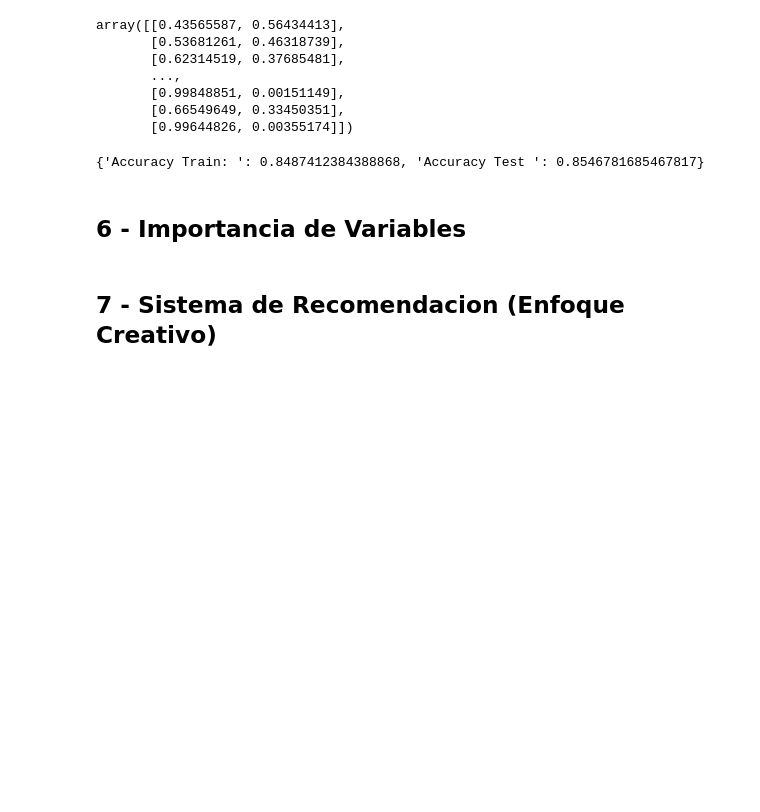
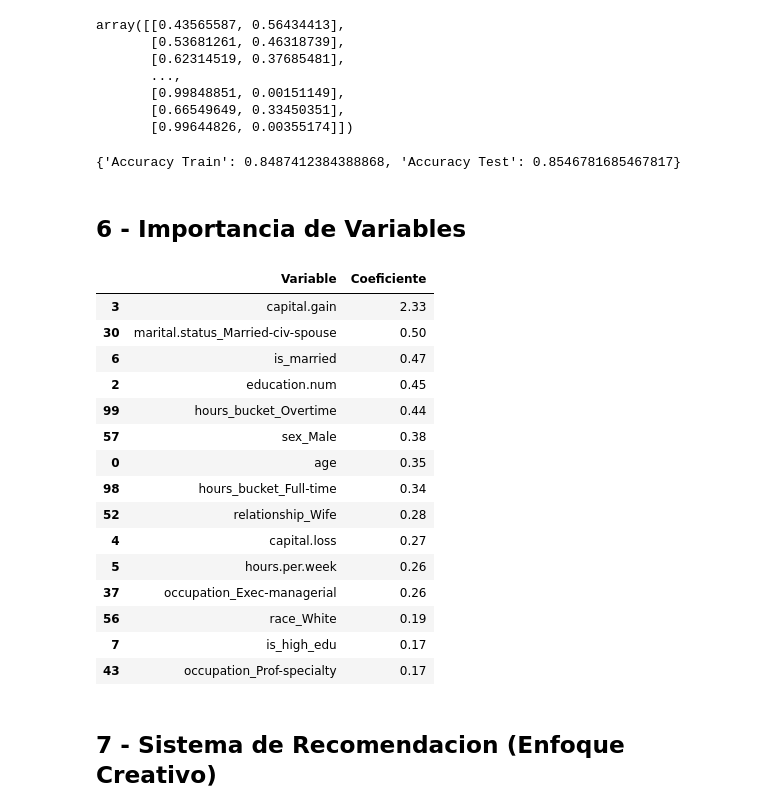
Before and after one commit to 4GeeksAcademy/elius123ef, a Jupyter notebook: src/13-recommendation-systems-adult-census-income.ipynb, the cells around one changed output. Drawn from its saved outputs; the diff is of its cells as text; code cells hidden in the pictures; blank space fills up the shorter version.

```diff
--- a/src/13-recommendation-systems-adult-census-income.ipynb
+++ b/src/13-recommendation-systems-adult-census-income.ipynb
@@ -430,11 +431,11 @@ array([[0.43565587, 0.56434413],
 best_y_pred_test = model.predict(X_test_scaled)
 best_y_pred_train = model.predict(X_train_scaled)
 # %%
-metrics = {"Accuracy Train: ": accuracy_score(best_y_pred_train, y_train),
-           "Accuracy Test ": accuracy_score(best_y_pred_test, y_test)}
+metrics = {"Accuracy Train": accuracy_score(y_train, best_y_pred_train),
+           "Accuracy Test": accuracy_score(y_test, best_y_pred_test)}
 metrics
 # %% [output]
-{'Accuracy Train: ': 0.8487412384388868, 'Accuracy Test ': 0.8546781685467817}
+{'Accuracy Train': 0.8487412384388868, 'Accuracy Test': 0.8546781685467817}
 # %% [markdown]
 ## 6 - Importancia de Variables
 # %%
@@ -442,6 +443,25 @@ coef_df = pd.DataFrame({
     'Variable': X.columns,
     'Coeficiente': model.coef_[0]
 }).sort_values(by='Coeficiente', ascending=False).round(2)
+# %%
+coef_df.head(15)
+# %% [output]
+|  | Variable | Coeficiente |
+| 3 | capital.gain | 2.33 |
+| 30 | marital.status_Married-civ-spouse | 0.50 |
+| 6 | is_married | 0.47 |
+| 2 | education.num | 0.45 |
+| 99 | hours_bucket_Overtime | 0.44 |
+| 57 | sex_Male | 0.38 |
+| 0 | age | 0.35 |
+| 98 | hours_bucket_Full-time | 0.34 |
+| 52 | relationship_Wife | 0.28 |
+| 4 | capital.loss | 0.27 |
+| 5 | hours.per.week | 0.26 |
+| 37 | occupation_Exec-managerial | 0.26 |
+| 56 | race_White | 0.19 |
+| 7 | is_high_edu | 0.17 |
+| 43 | occupation_Prof-specialty | 0.17 |
 # %% [markdown]
 ## 7 - Sistema de Recomendacion (Enfoque Creativo)
 # %%
```
Also changed, not shown: parts of 7 cells of this notebook, 2 other files.
